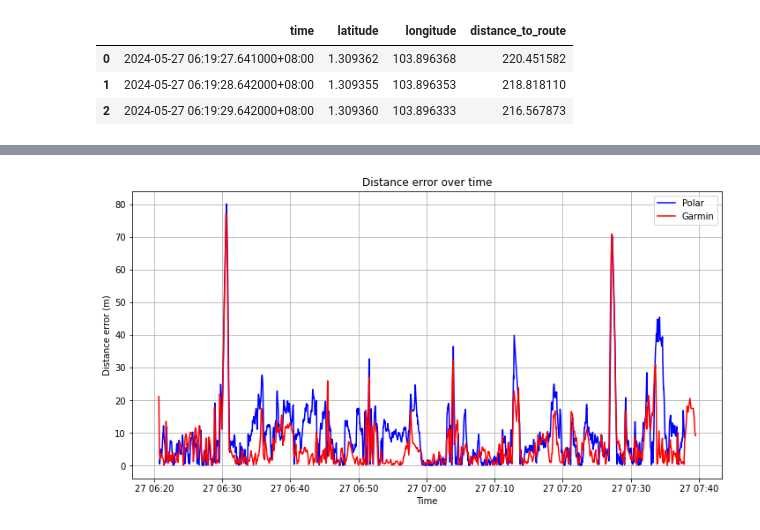
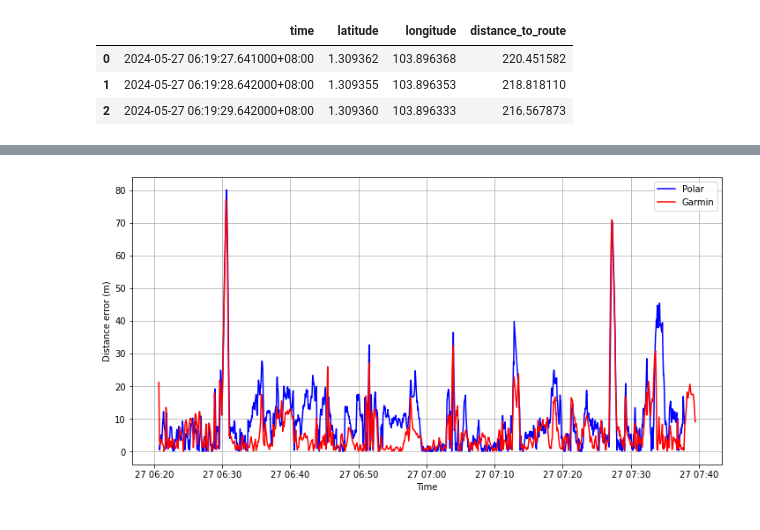
Before and after one commit to evgeniyarbatov/garmin-vs-polar, a Jupyter notebook: notebooks/Error in location recording.ipynb, the cells around one changed output, grey strips where cells are left out. Drawn from its saved outputs; the diff is of its cells as text; code cells hidden in the pictures.

```diff
--- a/notebooks/Error in location recording.ipynb
+++ b/notebooks/Error in location recording.ipynb
@@ -122,12 +129,11 @@ Name: distance_to_route, dtype: float64
 # %%
 plt.figure(figsize=(12, 6))
 plt.plot(polar_df['time'], polar_df['distance_to_route'], color='blue', label='Polar')
 plt.plot(garmin_df['time'], garmin_df['distance_to_route'], color='red', label='Garmin')
 plt.xlabel('Time')
 plt.ylabel('Distance error (m)')
-plt.title('Distance error over time')
 plt.legend()
 plt.grid(True)
 plt.savefig(output_dir + '/' + filename)
 # %% [output]
-[figure, old version]
+[figure, new version]
```
Also changed, not shown: parts of 2 cells of this notebook, 8 other files.
